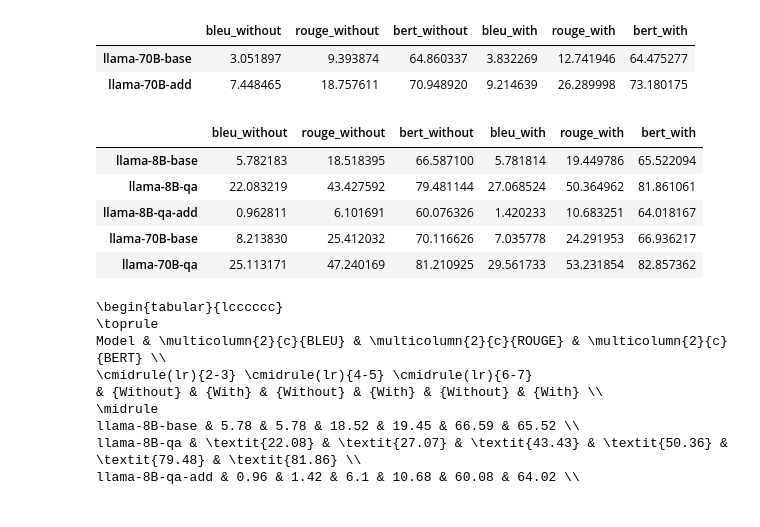
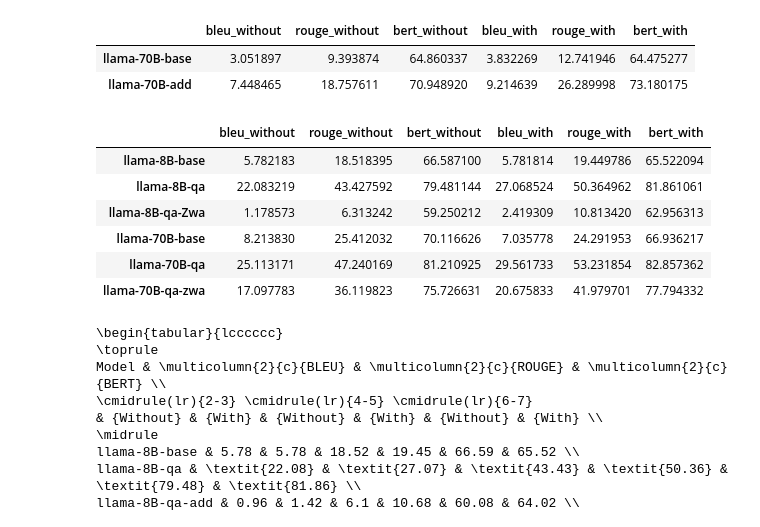
Before and after one commit to Boffl/BullingerDigitalLMFootnotes, a Jupyter notebook: evaluate/evaluate.ipynb, the cells around one changed output. Cells and saved outputs as stored; diff of their text form; code cells hidden in the pictures.

```diff
--- a/evaluate/evaluate.ipynb
+++ b/evaluate/evaluate.ipynb
@@ -387,15 +382,16 @@ mean_df
 | llama-70B-base | 3.051897 | 9.393874 | 64.860337 | 3.832269 | 12.741946 | 64.475277 |
 | llama-70B-add | 7.448465 | 18.757611 | 70.948920 | 9.214639 | 26.289998 | 73.180175 |
 # %%
-mean_df, std_df = compare(["llama-8B-base", "llama-8B-qa",  "llama-8B-qa-add", "llama-70B-base", "llama-70B-qa"], "dev_100", "instruct_qa")
+mean_df, std_df = compare(["llama-8B-base", "llama-8B-qa", "llama-8B-qa-Zwa", "llama-70B-base", "llama-70B-qa", "llama-70B-qa-zwa"], "dev_100", "instruct_qa")
 mean_df
 # %% [output]
 |  | bleu_without | rouge_without | bert_without | bleu_with | rouge_with | bert_with |
 | llama-8B-base | 5.782183 | 18.518395 | 66.587100 | 5.781814 | 19.449786 | 65.522094 |
 | llama-8B-qa | 22.083219 | 43.427592 | 79.481144 | 27.068524 | 50.364962 | 81.861061 |
-| llama-8B-qa-add | 0.962811 | 6.101691 | 60.076326 | 1.420233 | 10.683251 | 64.018167 |
+| llama-8B-qa-Zwa | 1.178573 | 6.313242 | 59.250212 | 2.419309 | 10.813420 | 62.956313 |
 | llama-70B-base | 8.213830 | 25.412032 | 70.116626 | 7.035778 | 24.291953 | 66.936217 |
 | llama-70B-qa | 25.113171 | 47.240169 | 81.210925 | 29.561733 | 53.231854 | 82.857362 |
+| llama-70B-qa-zwa | 17.097783 | 36.119823 | 75.726631 | 20.675833 | 41.979701 | 77.794332 |
 # %%
 print(df_to_latex_table(mean_df.round(2)))
 # %% [output]
```
Also changed, not shown: parts of 8 cells of this notebook.
